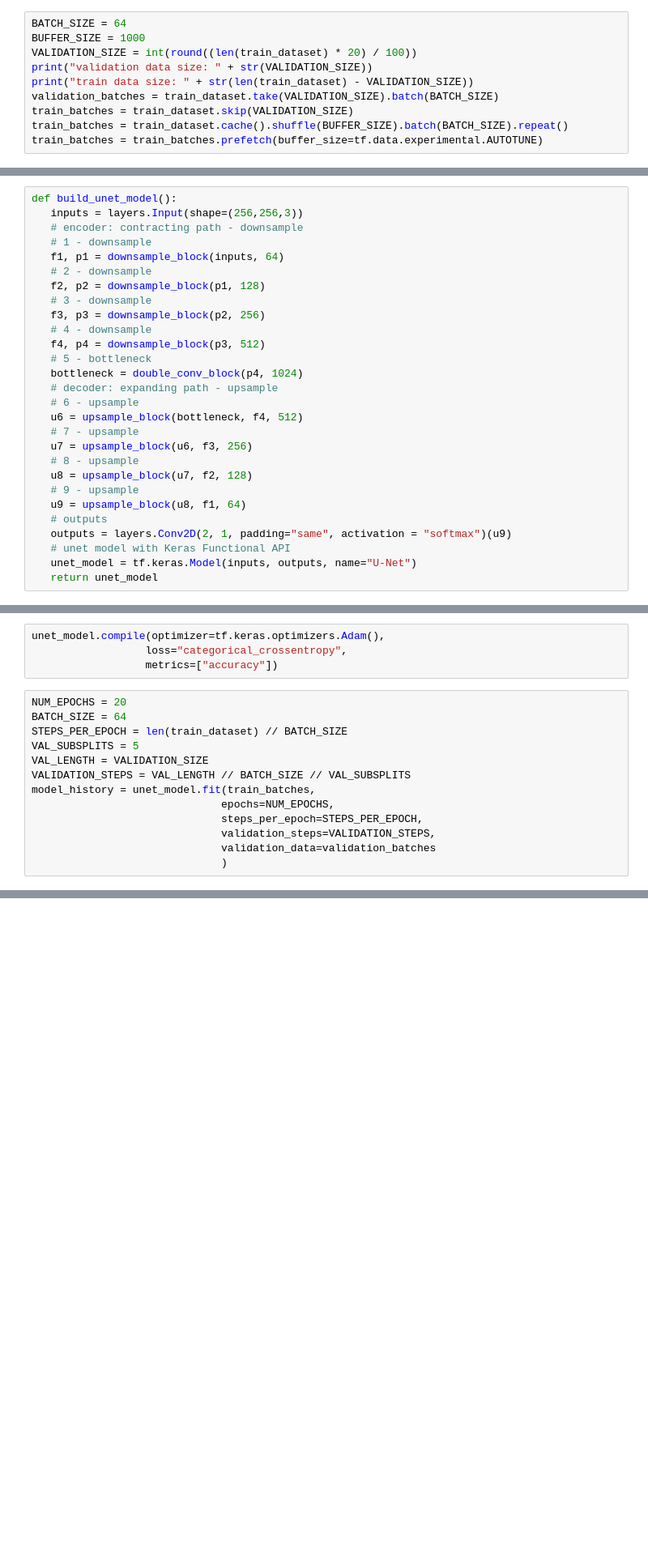
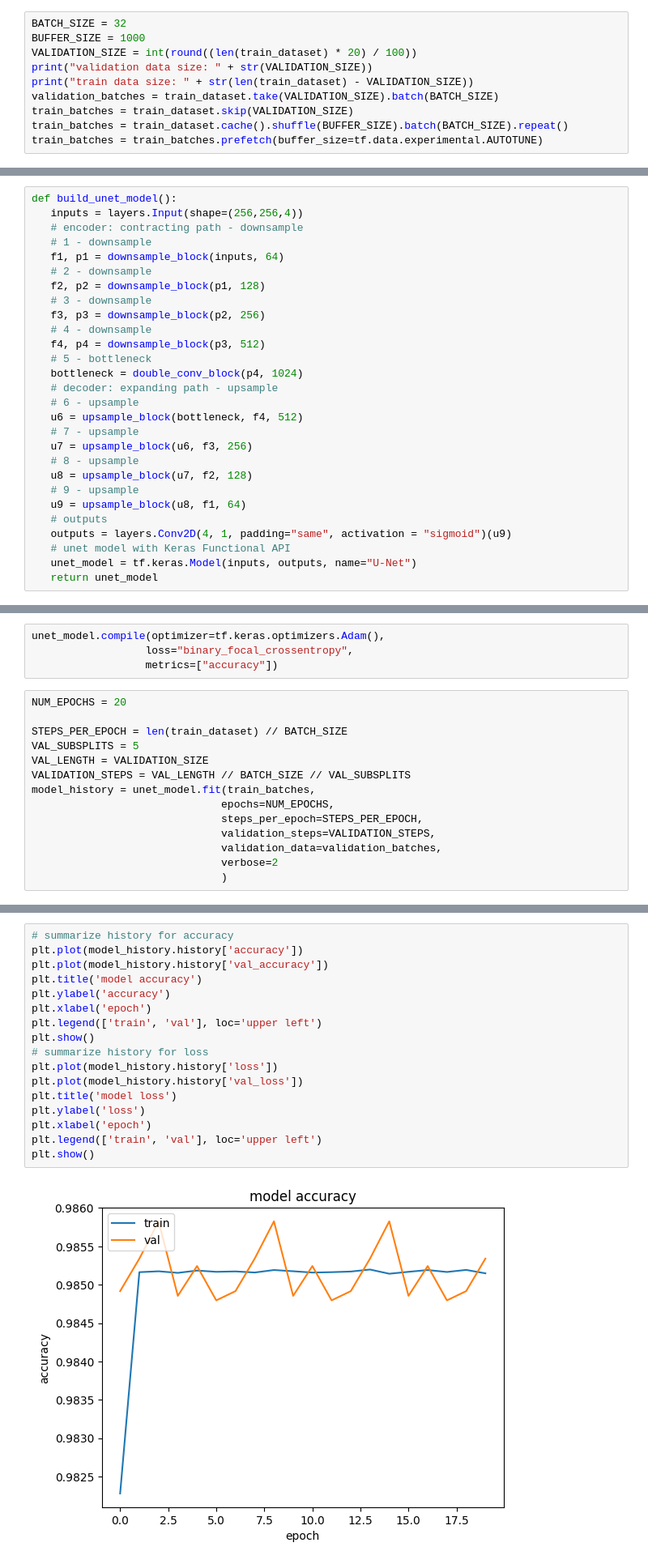
Before and after one commit to MontpellierRessourcesImagerie/imagej_macros_and_scripts, a Jupyter notebook: volker/toolsets/tree_ring_segmentation/pythonProject/tree_rings_unet.ipynb, the cells around one changed output, grey strips where cells are left out. Shown: that part at 81% size. Cells and saved outputs as stored; diff of their text form; blank space fills up the shorter version.

Commit message:
trainig and validation ok

```diff
--- a/volker/toolsets/tree_ring_segmentation/pythonProject/tree_rings_unet.ipynb
+++ b/volker/toolsets/tree_ring_segmentation/pythonProject/tree_rings_unet.ipynb
@@ -58,7 +78,7 @@ test_dataset = test_path_dataset.map(read_images, num_parallel_calls=tf.data.AUT
 # %% [markdown]
 Build train and validation batches.
 # %%
-BATCH_SIZE = 64
+BATCH_SIZE = 32
 BUFFER_SIZE = 1000
 VALIDATION_SIZE = int(round((len(train_dataset) * 20) / 100))
 print("validation data size: " + str(VALIDATION_SIZE))
@@ -108,7 +146,7 @@ def upsample_block(x, conv_features, n_filters):
 Function that builds the UNet
 # %%
 def build_unet_model():
-   inputs = layers.Input(shape=(256,256,3))
+   inputs = layers.Input(shape=(256,256,4))
    # encoder: contracting path - downsample
    # 1 - downsample
    f1, p1 = downsample_block(inputs, 64)
@@ -130,7 +168,7 @@ def build_unet_model():
    # 9 - upsample
    u9 = upsample_block(u8, f1, 64)
    # outputs
-   outputs = layers.Conv2D(2, 1, padding="same", activation = "softmax")(u9)
+   outputs = layers.Conv2D(4, 1, padding="same", activation = "sigmoid")(u9)
    # unet model with Keras Functional API
    unet_model = tf.keras.Model(inputs, outputs, name="U-Net")
    return unet_model
@@ -145,11 +185,11 @@ keras.utils.plot_model(unet_model, show_shapes=True)
 Compile the model.
 # %%
 unet_model.compile(optimizer=tf.keras.optimizers.Adam(),
-                  loss="categorical_crossentropy",
+                  loss="binary_focal_crossentropy",
                   metrics=["accuracy"])
 # %%
 NUM_EPOCHS = 20
-BATCH_SIZE = 64
+
 STEPS_PER_EPOCH = len(train_dataset) // BATCH_SIZE
 VAL_SUBSPLITS = 5
 VAL_LENGTH = VALIDATION_SIZE
@@ -158,5 +198,6 @@ model_history = unet_model.fit(train_batches,
                               epochs=NUM_EPOCHS,
                               steps_per_epoch=STEPS_PER_EPOCH,
                               validation_steps=VALIDATION_STEPS,
-                              validation_data=validation_batches
+                              validation_data=validation_batches,
+                              verbose=2
                               )
@@ -162,0 +283,19 @@ model_history = unet_model.fit(train_batches,
+# %%
+# summarize history for accuracy
+plt.plot(model_history.history['accuracy'])
+plt.plot(model_history.history['val_accuracy'])
+plt.title('model accuracy')
+plt.ylabel('accuracy')
+plt.xlabel('epoch')
+plt.legend(['train', 'val'], loc='upper left')
+plt.show()
+# summarize history for loss
+plt.plot(model_history.history['loss'])
+plt.plot(model_history.history['val_loss'])
+plt.title('model loss')
+plt.ylabel('loss')
+plt.xlabel('epoch')
+plt.legend(['train', 'val'], loc='upper left')
+plt.show()
+# %% [output]
+[figure, added]
```
Also changed, not shown: parts of 20 cells of this notebook, 1 other file.
